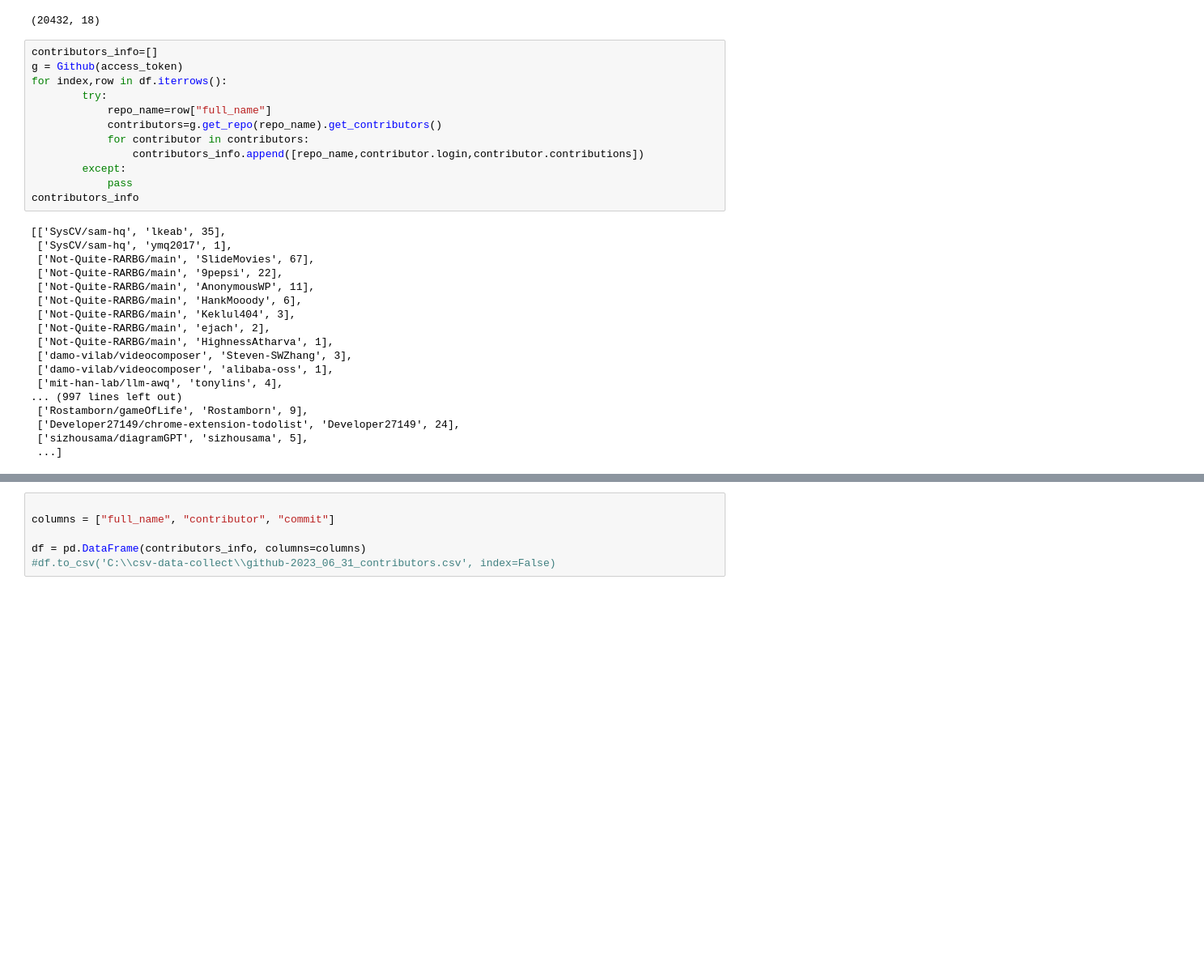
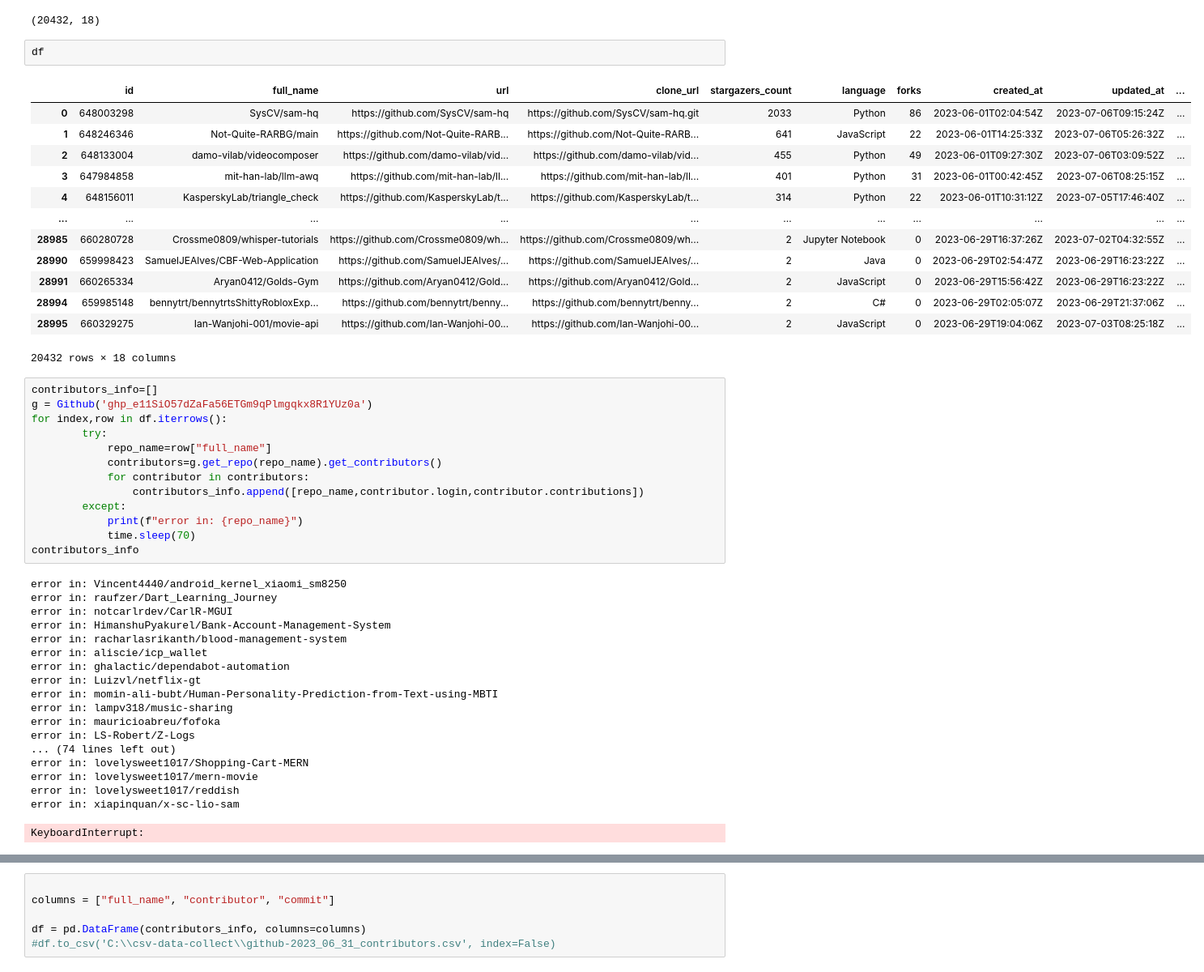
Before and after one commit to yassinessadi/data-engineer-youcode, a Jupyter notebook: Brief_github_scraping/data-scraping.ipynb, the cells around one changed output, grey strips where cells are left out. Shown at 81% size. Saved outputs shown, nothing was run; the diff lists cells and outputs as text; blank space fills up the shorter version.

```diff
--- a/Brief_github_scraping/data-scraping.ipynb
+++ b/Brief_github_scraping/data-scraping.ipynb
@@ -116,9 +116,25 @@ df.drop(drop_language_null,inplace=True)
 df.shape
 # %% [output]
 (20432, 18)
+# %%
+df
+# %% [output]
+|  | id | full_name | url | clone_url | stargazers_count | language | forks | created_at | updated_at | ... |
+| 0 | 648003298 | SysCV/sam-hq | https://github.com/SysCV/sam-hq | https://github.com/SysCV/sam-hq.git | 2033 | Python | 86 | 2023-06-01T02:04:54Z | 2023-07-06T09:15:24Z | ... |
+| 1 | 648246346 | Not-Quite-RARBG/main | https://github.com/Not-Quite-RARB... | https://github.com/Not-Quite-RARB... | 641 | JavaScript | 22 | 2023-06-01T14:25:33Z | 2023-07-06T05:26:32Z | ... |
+| 2 | 648133004 | damo-vilab/videocomposer | https://github.com/damo-vilab/vid... | https://github.com/damo-vilab/vid... | 455 | Python | 49 | 2023-06-01T09:27:30Z | 2023-07-06T03:09:52Z | ... |
+| 3 | 647984858 | mit-han-lab/llm-awq | https://github.com/mit-han-lab/ll... | https://github.com/mit-han-lab/ll... | 401 | Python | 31 | 2023-06-01T00:42:45Z | 2023-07-06T08:25:15Z | ... |
+| 4 | 648156011 | KasperskyLab/triangle_check | https://github.com/KasperskyLab/t... | https://github.com/KasperskyLab/t... | 314 | Python | 22 | 2023-06-01T10:31:12Z | 2023-07-05T17:46:40Z | ... |
+| ... | ... | ... | ... | ... | ... | ... | ... | ... | ... | ... |
+| 28985 | 660280728 | Crossme0809/whisper-tutorials | https://github.com/Crossme0809/wh... | https://github.com/Crossme0809/wh... | 2 | Jupyter Notebook | 0 | 2023-06-29T16:37:26Z | 2023-07-02T04:32:55Z | ... |
+| 28990 | 659998423 | SamuelJEAlves/CBF-Web-Application | https://github.com/SamuelJEAlves/... | https://github.com/SamuelJEAlves/... | 2 | Java | 0 | 2023-06-29T02:54:47Z | 2023-06-29T16:23:22Z | ... |
+| 28991 | 660265334 | Aryan0412/Golds-Gym | https://github.com/Aryan0412/Gold... | https://github.com/Aryan0412/Gold... | 2 | JavaScript | 0 | 2023-06-29T15:56:42Z | 2023-06-29T16:23:22Z | ... |
+| 28994 | 659985148 | bennytrt/bennytrtsShittyRobloxExp... | https://github.com/bennytrt/benny... | https://github.com/bennytrt/benny... | 2 | C# | 0 | 2023-06-29T02:05:07Z | 2023-06-29T21:37:06Z | ... |
+| 28995 | 660329275 | Ian-Wanjohi-001/movie-api | https://github.com/Ian-Wanjohi-00... | https://github.com/Ian-Wanjohi-00... | 2 | JavaScript | 0 | 2023-06-29T19:04:06Z | 2023-07-03T08:25:18Z | ... |
+20432 rows × 18 columns
 # %%
 contributors_info=[]
-g = Github(access_token)
+g = Github('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')
 for index,row in df.iterrows():
         try:
             repo_name=row["full_name"]
@@ -126,23 +142,25 @@ for index,row in df.iterrows():
             for contributor in contributors:
                 contributors_info.append([repo_name,contributor.login,contributor.contributions])
         except:
-            pass
+            print(f"error in: {repo_name}")
+            time.sleep(70)
 contributors_info
 # %% [output]
-[['SysCV/sam-hq', 'lkeab', 35],
- ['SysCV/sam-hq', 'ymq2017', 1],
- ['Not-Quite-RARBG/main', 'SlideMovies', 67],
- ['Not-Quite-RARBG/main', '9pepsi', 22],
- ['Not-Quite-RARBG/main', 'AnonymousWP', 11],
- ['Not-Quite-RARBG/main', 'HankMooody', 6],
- ['Not-Quite-RARBG/main', 'Keklul404', 3],
- ['Not-Quite-RARBG/main', 'ejach', 2],
- ['Not-Quite-RARBG/main', 'HighnessAtharva', 1],
- ['damo-vilab/videocomposer', 'Steven-SWZhang', 3],
- ['damo-vilab/videocomposer', 'alibaba-oss', 1],
- ['mit-han-lab/llm-awq', 'tonylins', 4],
-... (997 lines left out)
- ['Rostamborn/gameOfLife', 'Rostamborn', 9],
- ['Developer27149/chrome-extension-todolist', 'Developer27149', 24],
- ['sizhousama/diagramGPT', 'sizhousama', 5],
- ...]
+error in: Vincent4440/android_kernel_xiaomi_sm8250
+error in: raufzer/Dart_Learning_Journey
+error in: notcarlrdev/CarlR-MGUI
+error in: HimanshuPyakurel/Bank-Account-Management-System
+error in: racharlasrikanth/blood-management-system
+error in: aliscie/icp_wallet
+error in: ghalactic/dependabot-automation
+error in: Luizvl/netflix-gt
+error in: momin-ali-bubt/Human-Personality-Prediction-from-Text-using-MBTI
+error in: lampv318/music-sharing
+error in: mauricioabreu/fofoka
+error in: LS-Robert/Z-Logs
+... (74 lines left out)
+error in: lovelysweet1017/Shopping-Cart-MERN
+error in: lovelysweet1017/mern-movie
+error in: lovelysweet1017/reddish
+error in: xiapinquan/x-sc-lio-sam
+KeyboardInterrupt:
```
Also changed, not shown: parts of 4 cells of this notebook, 4 other files.
